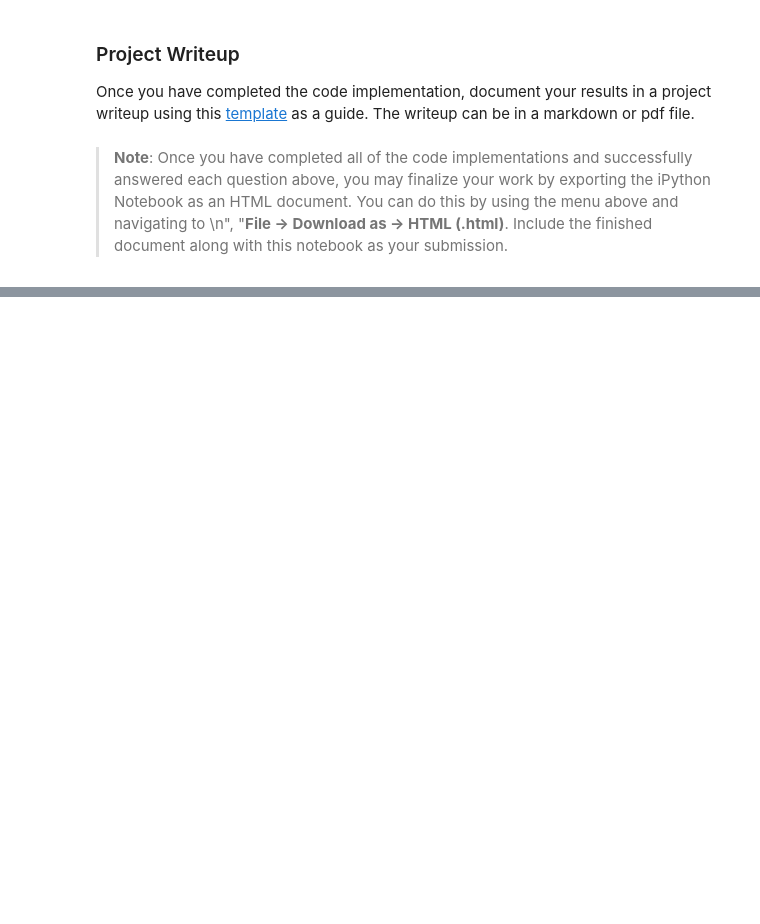
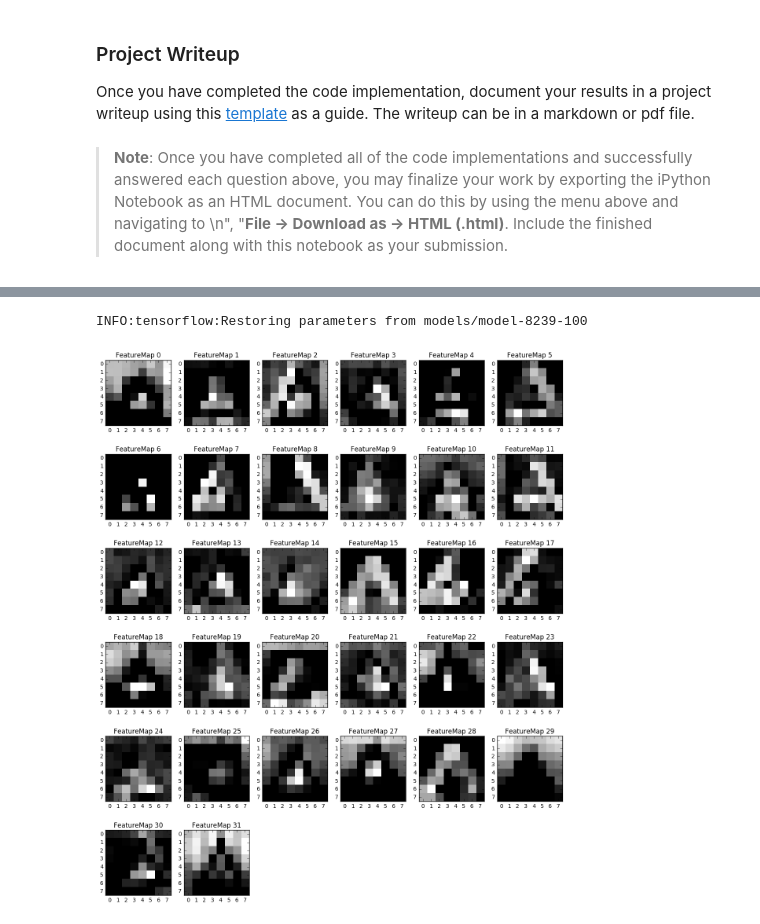
Before and after one commit to herry13/CarND-Traffic-Sign-Classifier-Project, a Jupyter notebook: Traffic_Sign_Classifier.ipynb, the cells around one changed output, grey strips where cells are left out. Cells and saved outputs as stored; diff of their text form; code cells hidden in the pictures; blank space fills up the shorter version.

```diff
--- a/Traffic_Sign_Classifier.ipynb
+++ b/Traffic_Sign_Classifier.ipynb
@@ -295,14 +295,7 @@ import timeit
 import os
 # %%
 class TrafficSignNet:
-    def __init__(self, **kwargs):
-        if 'model_file' in kwargs and 'session' in kwargs:
-            self._init_from_file(**kwargs)
-        else:
-            self._init_new_model(**kwargs)
-
-
-    def _init_new_model(self, width=32, height=32, depth=3, n_classes=43, n_features1=108, n_features2=200, \
+    def __init__(self, width=32, height=32, depth=3, n_classes=43, n_features1=108, n_features2=200, \
                  n_hidden1=200, n_hidden2=100, mu=0, sigma=0.1, learning_rate=0.001):
         self.depth = depth
         self.n_classes = n_classes
@@ -336,6 +329,7 @@ class TrafficSignNet:
         self.conv1_b = tf.Variable(tf.zeros(self.n_features1), name='conv1_b')
         conv1 = tf.nn.conv2d(self.x, self.conv1_W, strides=[1, 1, 1, 1], padding='SAME') + self.conv1_b
         conv1 = tf.nn.relu(conv1)
+        conv1 = tf.nn.dropout(conv1, keep_prob=self.keep_prob)
         # Pooling 1, input=32x32x108, output=8x8x108
         self.conv1 = tf.nn.max_pool(conv1, ksize=[1, 4, 4, 1], strides=[1, 4, 4, 1], padding='VALID')
 
@@ -348,6 +342,7 @@ class TrafficSignNet:
         self.conv2_b = tf.Variable(tf.zeros(self.n_features2), name='conv2_b')
         conv2 = tf.nn.conv2d(self.conv1, self.conv2_W, strides=[1, 1, 1, 1], padding='SAME') + self.conv2_b
         conv2 = tf.nn.relu(conv2)
+        conv2 = tf.nn.dropout(conv2, keep_prob=self.keep_prob)
         # Pooling 2, input=8x8x200, output=2x2x200
         self.conv2 = tf.nn.max_pool(conv2, ksize=[1, 4, 4, 1], strides=[1, 4, 4, 1], padding='VALID')
 
@@ -387,19 +382,18 @@ class TrafficSignNet:
                                                      mean=self.mu, stddev=self.sigma), \
                                  name='fc3_W')
         self.fc3_b = tf.Variable(tf.zeros(self.n_classes), name='fc3_b')
-        self.logits = tf.add(tf.matmul(self.fc2, self.fc3_W), self.fc3_b, name='logits')
+        self.logits = tf.add(tf.matmul(self.fc2, self.fc3_W), self.fc3_b)
 
 
     def _init_operations(self):
         # Loss operation
-        self.cross_entropy = tf.nn.softmax_cross_entropy_with_logits(labels=self.one_hot_y, logits=self.logits, \
-                                                                     name='cross_entropy_op')
-        self.loss_operation = tf.reduce_mean(self.cross_entropy, name='loss_op')
+        self.cross_entropy = tf.nn.softmax_cross_entropy_with_logits(labels=self.one_hot_y, logits=self.logits)
+        self.loss_operation = tf.reduce_mean(self.cross_entropy)
         self.optimizer = tf.train.AdamOptimizer(learning_rate=self.learning_rate)
-        self.train_operation = self.optimizer.minimize(self.loss_operation, name='train_op')
+        self.train_operation = self.optimizer.minimize(self.loss_operation)
 
         self.correct_prediction = tf.equal(tf.argmax(self.logits, 1), tf.argmax(self.one_hot_y, 1))
-        self.accuracy_operation = tf.reduce_mean(tf.cast(self.correct_prediction, tf.float32), name='accuracy_op')
+        self.accuracy_operation = tf.reduce_mean(tf.cast(self.correct_prediction, tf.float32))
 
 
     def evaluate(self, X_data, y_data, session, accuracy_operation=None, batch_size=128):
@@ -430,11 +435,12 @@ sets imply underfitting. A high accuracy on the training set but low accuracy on
 import os
 
 
-epochs = 500
-batch_size = 128
+epochs = 100
+batch_size = 256
 learning_rate = 0.001
 
-net = TrafficSignNet(n_classes=n_classes, learning_rate=learning_rate)
+net = TrafficSignNet(n_classes=n_classes, learning_rate=learning_rate, \
+                     n_features1=64, n_features2=64, n_hidden1=400, n_hidden2=150)
 
 saver = tf.train.Saver()
 model_file = None
@@ -451,7 +457,7 @@ with tf.Session() as sess:
             batch_x, batch_y = X_train[offset:offset+batch_size], y_train[offset:offset+batch_size]
             _, accuracy = sess.run( \
                     [net.train_operation, net.accuracy_operation], \
-                    feed_dict={net.x: batch_x, net.y: batch_y, net.keep_prob: 0.5})
+                    feed_dict={'x:0': batch_x, 'y:0': batch_y, 'keep_prob:0': 0.5})
             train_accuracy += accuracy * len(batch_x)
         train_accuracy /= num_data
 
@@ -670,33 +727,35 @@ For an example of what feature map outputs look like, check out NVIDIA's results
 # plt_num: used to plot out multiple different weight feature map sets on the same block, just extend the plt number for each new feature map entry
 
 import math
 
 def outputFeatureMap(image_input, tf_activation, activation_min=-1, activation_max=-1 ,plt_num=1):
     # Here make sure to preprocess your image_input in a way your network expects
     # with size, normalization, ect if needed
     # image_input =
     # Note: x should be the same name as your network's tensorflow data placeholder variable
     # If you get an error tf_activation is not defined it may be having trouble accessing the variable from inside a function
-    activation = tf_activation.eval(session=sess,feed_dict={x : image_input})
+    activation = tf_activation.eval(session=sess,feed_dict={net.x : image_input, net.keep_prob:1.0})
     featuremaps = activation.shape[3]
-    cols = 8
+    cols = 6
     rows = math.ceil(float(featuremaps) / cols)
     plt.figure(plt_num, figsize=(15, math.ceil( (18.*rows) / cols )))
     for featuremap in range(featuremaps):
         plt.subplot(rows, cols, featuremap+1) # sets the number of feature maps to show on each row and column
         plt.title('FeatureMap ' + str(featuremap)) # displays the feature map number
         if activation_min != -1 & activation_max != -1:
             plt.imshow(activation[0,:,:, featuremap], interpolation="nearest", vmin =activation_min, vmax=activation_max, cmap="gray")
         elif activation_max != -1:
             plt.imshow(activation[0,:,:, featuremap], interpolation="nearest", vmax=activation_max, cmap="gray")
         elif activation_min !=-1:
             plt.imshow(activation[0,:,:, featuremap], interpolation="nearest", vmin=activation_min, cmap="gray")
         else:
             plt.imshow(activation[0,:,:, featuremap], interpolation="nearest", cmap="gray")
 
 
 file, img, _ = file_image_labels[0]
 with tf.Session() as sess:
     saver.restore(sess, tf.train.latest_checkpoint('models/'))
-    x = net.x
     outputFeatureMap([img], net.conv1)
+# %% [output]
+INFO:tensorflow:Restoring parameters from models/model-8239-100
+[figure, added]
```
Also changed, not shown: parts of 8 cells of this notebook, 3 other files.
